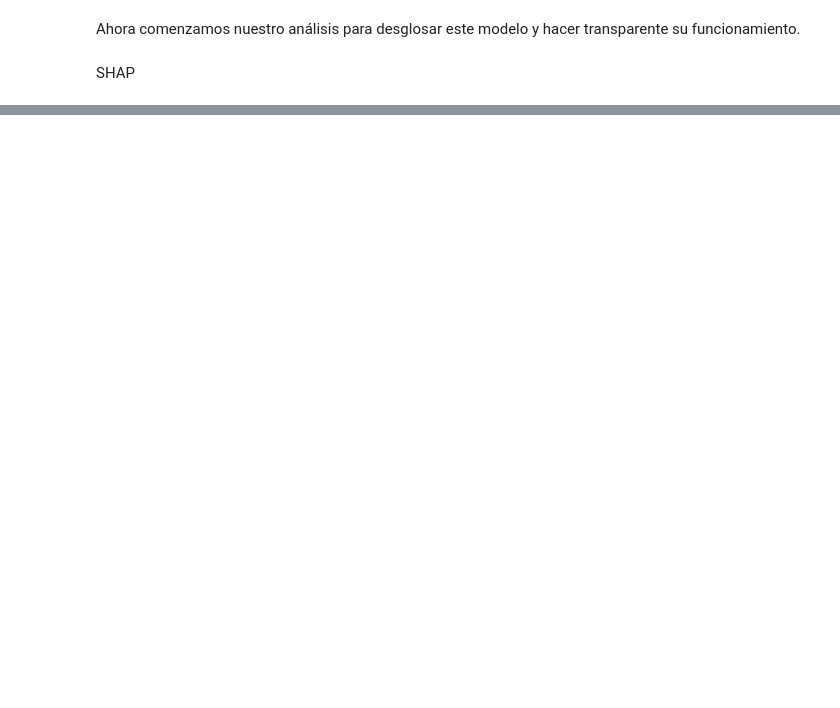
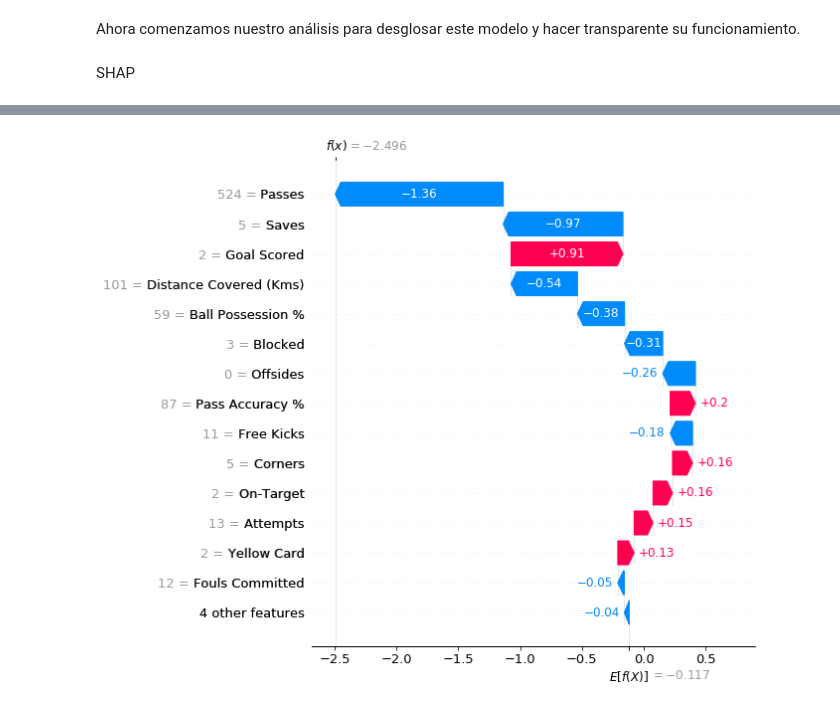
Before and after one commit to alexdelgadoperibanez/FAD_MasterDS, a Jupyter notebook: practica_SeriesTemporales/AMAZONseries.ipynb, the cells around one changed output, grey strips where cells are left out. Saved outputs shown, nothing was run; the diff lists cells and outputs as text; code cells hidden in the pictures; blank space fills up the shorter version.

```diff
--- a/practica_SeriesTemporales/AMAZONseries.ipynb
+++ b/practica_SeriesTemporales/AMAZONseries.ipynb
@@ -670,0 +689,5 @@ expected_value = explainer.expected_value
+# %%
+# Generate waterfall plot
+shap.plots._waterfall.waterfall_legacy(expected_value, shap_values[79], features=X.loc[79,:], feature_names=X.columns, max_display=15, show=True)
+# %% [output]
+[figure, added]
```
Also changed, not shown: parts of 24 cells of this notebook.
